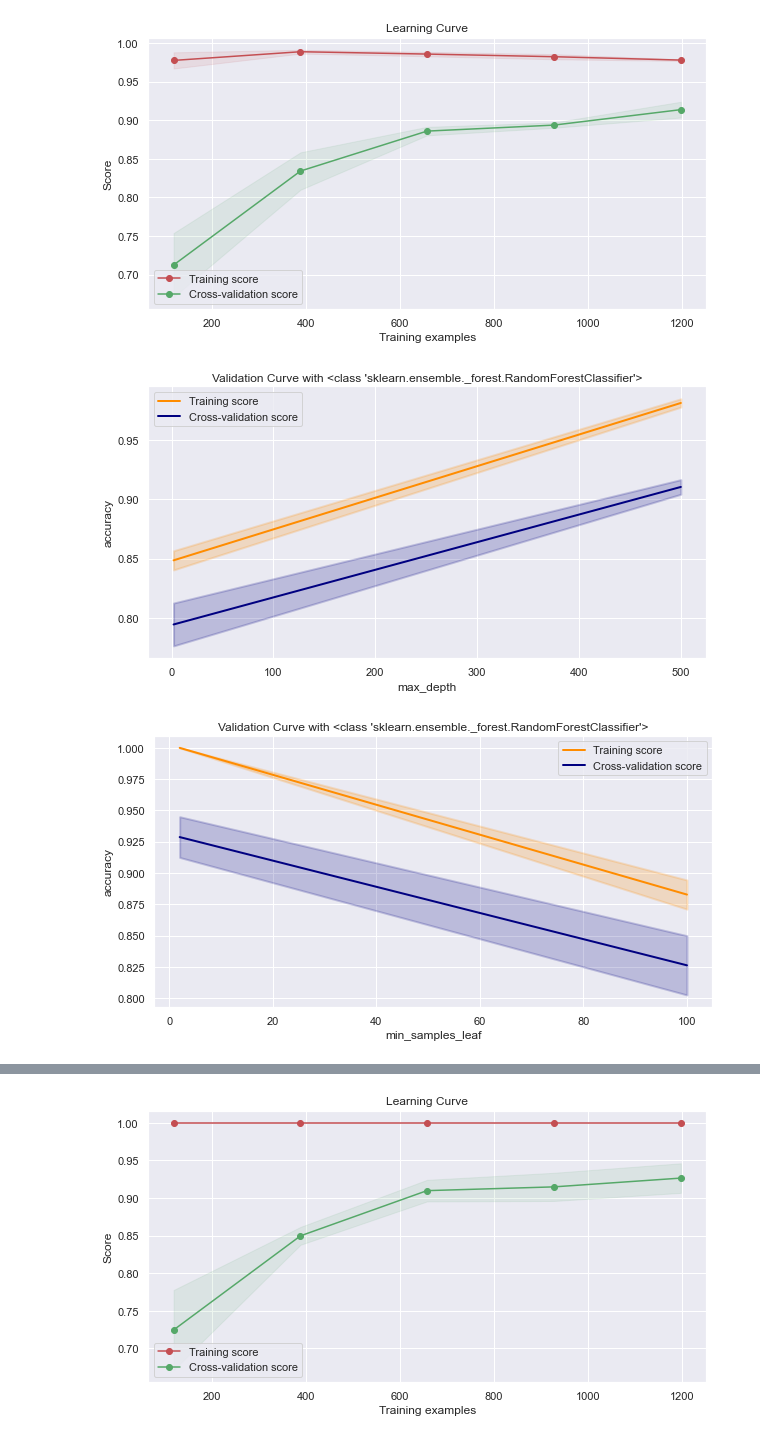
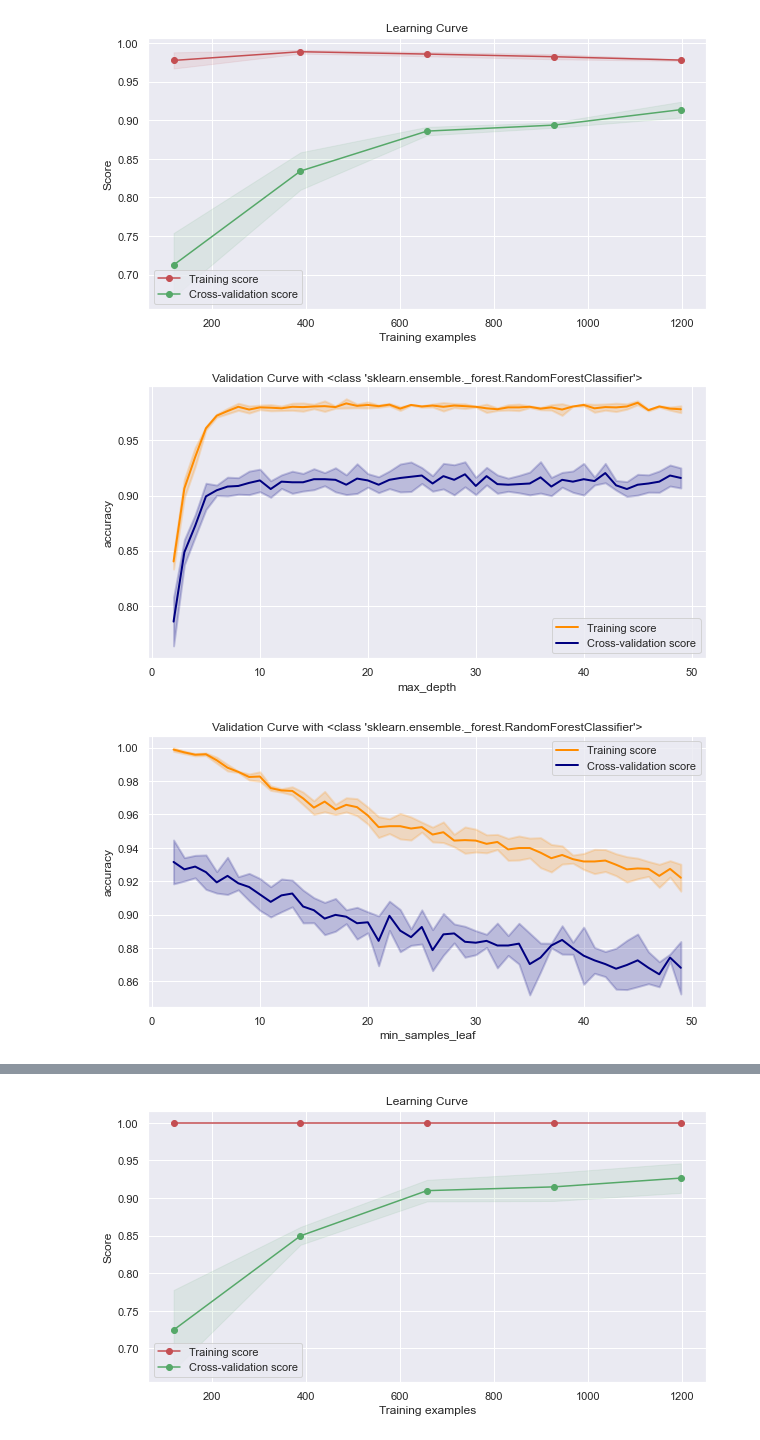
Before and after one commit to SamuelMiller413/data_science_ml, a Jupyter notebook: notebooks/8_ensemble_methods.ipynb, the cells around one changed output, grey strips where cells are left out. Drawn from its saved outputs; the diff is of its cells as text; code cells hidden in the pictures.

```diff
--- a/notebooks/8_ensemble_methods.ipynb
+++ b/notebooks/8_ensemble_methods.ipynb
@@ -150,11 +150,11 @@ fig = plot_learning_curve(rtc, X, y, cv= StratifiedKFold(n_splits=3))
 # %% [output]
 [figure]
 # %%
-val1=plot_validation_curve(rtc, X, y, cv=StratifiedKFold(n_splits=3), param_name="max_depth", param_range=(2,500), scoring='accuracy')
+val1=plot_validation_curve(rtc, X, y, cv=StratifiedKFold(n_splits=3), param_name="max_depth", param_range=np.arange(2,50), scoring='accuracy')
 # %% [output]
-[figure, old version]
+[figure, new version]
 # %%
-val1 = plot_validation_curve(rtc, X, y, cv=StratifiedKFold(n_splits = 3), param_name="min_samples_leaf", param_range=(2,100),scoring='accuracy')
+val1 = plot_validation_curve(rtc, X, y, cv=StratifiedKFold(n_splits = 3), param_name="min_samples_leaf", param_range=np.arange(2,50),scoring='accuracy')
 # %% [output]
-[figure, old version]
+[figure, new version]
 # %%
```
Also changed, not shown: parts of 1 cell of this notebook.
